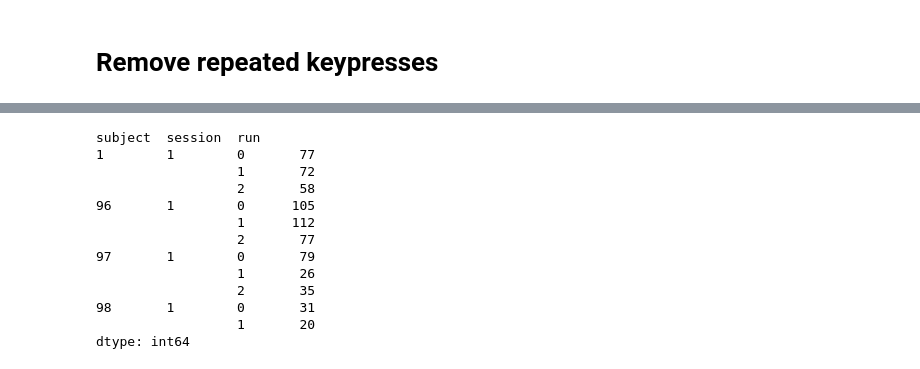
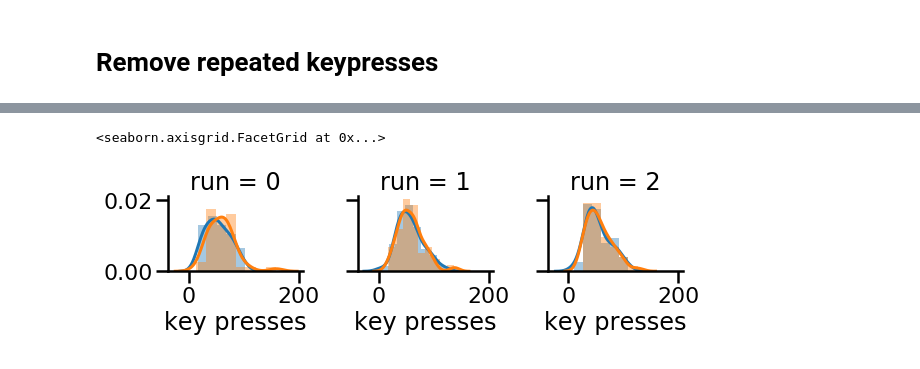
Before and after one commit to Gilles86/br_anaglyph, a Jupyter notebook: analysis/first_analysis.ipynb, the cells around one changed output, grey strips where cells are left out. Saved outputs shown, nothing was run; the diff lists cells and outputs as text; code cells hidden in the pictures.

```diff
--- a/analysis/first_analysis.ipynb
+++ b/analysis/first_analysis.ipynb
@@ -34,19 +28,11 @@ print(behavior.shape)
 # %%
-behavior.groupby(['subject', 'session', 'run']).size()
+tmp = behavior.groupby(['subject', 'session', 'run']).size().to_frame('key presses').reset_index()
-# %% [output]
-subject  session  run
-1        1        0       77
-                  1       72
-                  2       58
-96       1        0      105
-                  1      112
-                  2       77
-97       1        0       79
-                  1       26
-                  2       35
-98       1        0       31
-                  1       20
-dtype: int64
+# %%
+fac = sns.FacetGrid(behavior.groupby(['subject', 'session', 'run']).size().to_frame('key presses').reset_index(), col='run', hue='session')
+fac.map(sns.distplot, 'key presses')
+# %% [output]
+<seaborn.axisgrid.FacetGrid at 0x...>
+[figure, added]
 # %%
 behavior['duration'] = behavior.groupby(['subject', 'session', 'run']).apply(lambda d: pd.Series((d['onset'] - d['onset'].shift(1).values).values)).reset_index(drop=True)
 # %%
```
Also changed, not shown: parts of 14 cells of this notebook.
